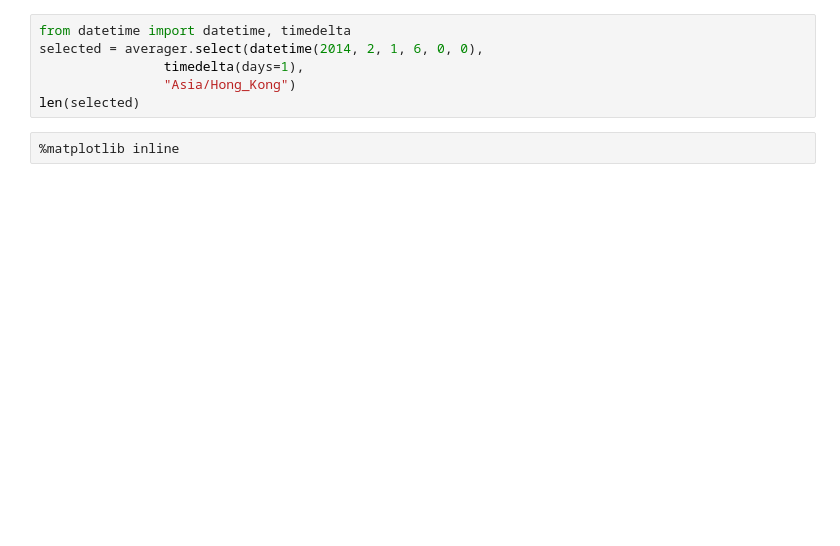
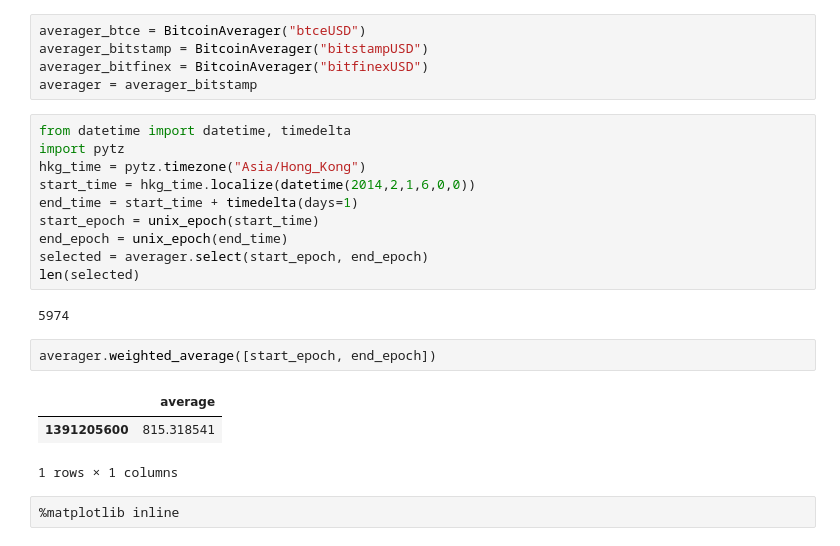
Before and after one commit to joequant/bitquant, a Jupyter notebook: web/home/ipython/examples/bitcoin_average.ipynb, the cells around one changed output. Drawn from its saved outputs; the diff is of its cells as text; blank space fills up the shorter version.

```diff
--- a/web/home/ipython/examples/bitcoin_average.ipynb
+++ b/web/home/ipython/examples/bitcoin_average.ipynb
@@ -46,9 +96,26 @@ averager = BitcoinAverager("anxhkHKD")
+# %%
+averager_btce = BitcoinAverager("btceUSD")
+averager_bitstamp = BitcoinAverager("bitstampUSD")
+averager_bitfinex = BitcoinAverager("bitfinexUSD")
+averager = averager_bitstamp
 # %%
 from datetime import datetime, timedelta
-selected = averager.select(datetime(2014, 2, 1, 6, 0, 0),
-                timedelta(days=1),
-                "Asia/Hong_Kong")
+import pytz
+hkg_time = pytz.timezone("Asia/Hong_Kong")
+start_time = hkg_time.localize(datetime(2014,2,1,6,0,0))
+end_time = start_time + timedelta(days=1)
+start_epoch = unix_epoch(start_time)
+end_epoch = unix_epoch(end_time)
+selected = averager.select(start_epoch, end_epoch)
 len(selected)
+# %% [output]
+5974
+# %%
+averager.weighted_average([start_epoch, end_epoch])
+# %% [output]
+|  | average |
+| 1391205600 | 815.318541 |
+1 rows × 1 columns
 # %%
 %matplotlib inline
 # %%
```
Also changed, not shown: parts of 9 cells of this notebook.
